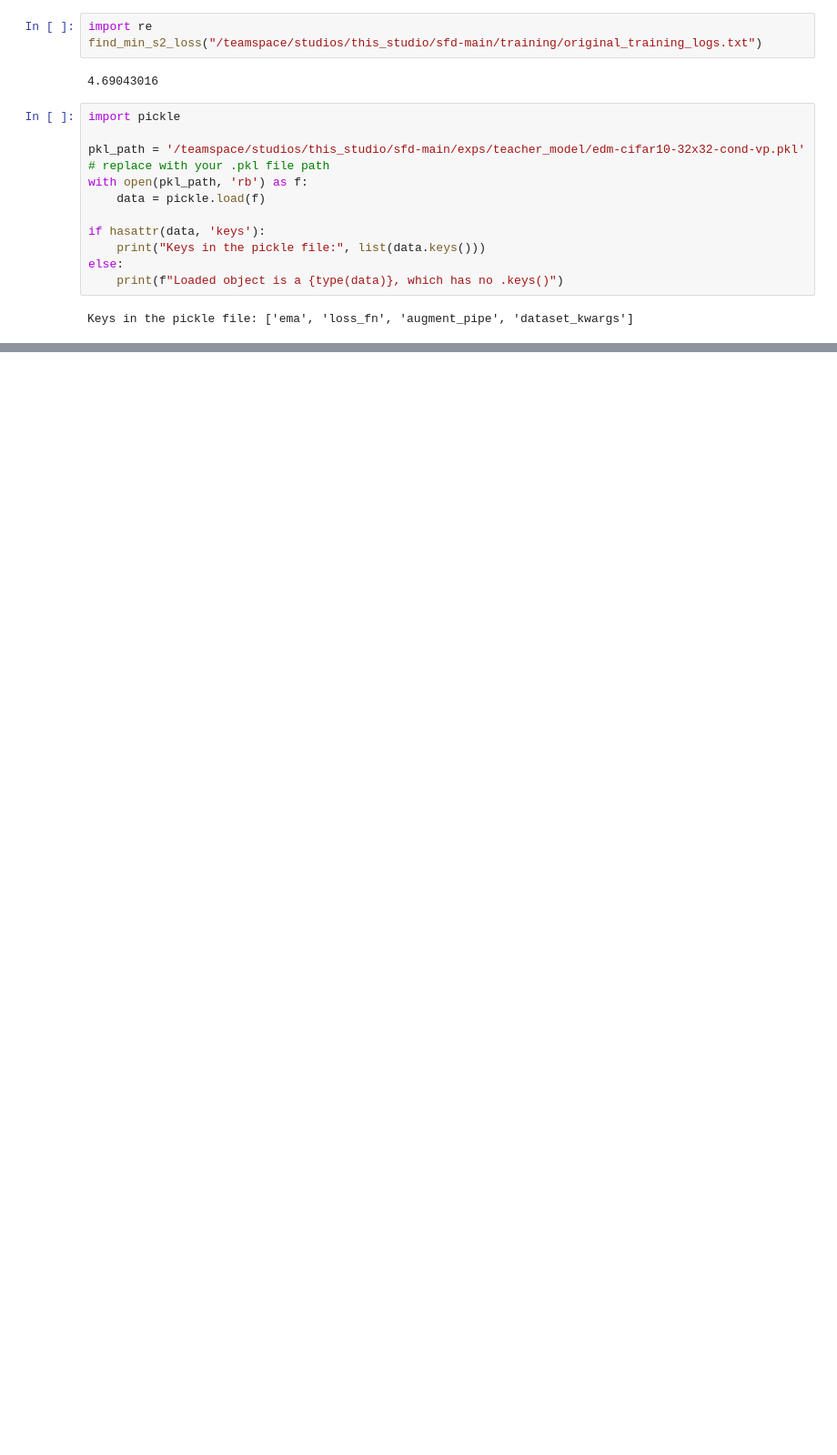
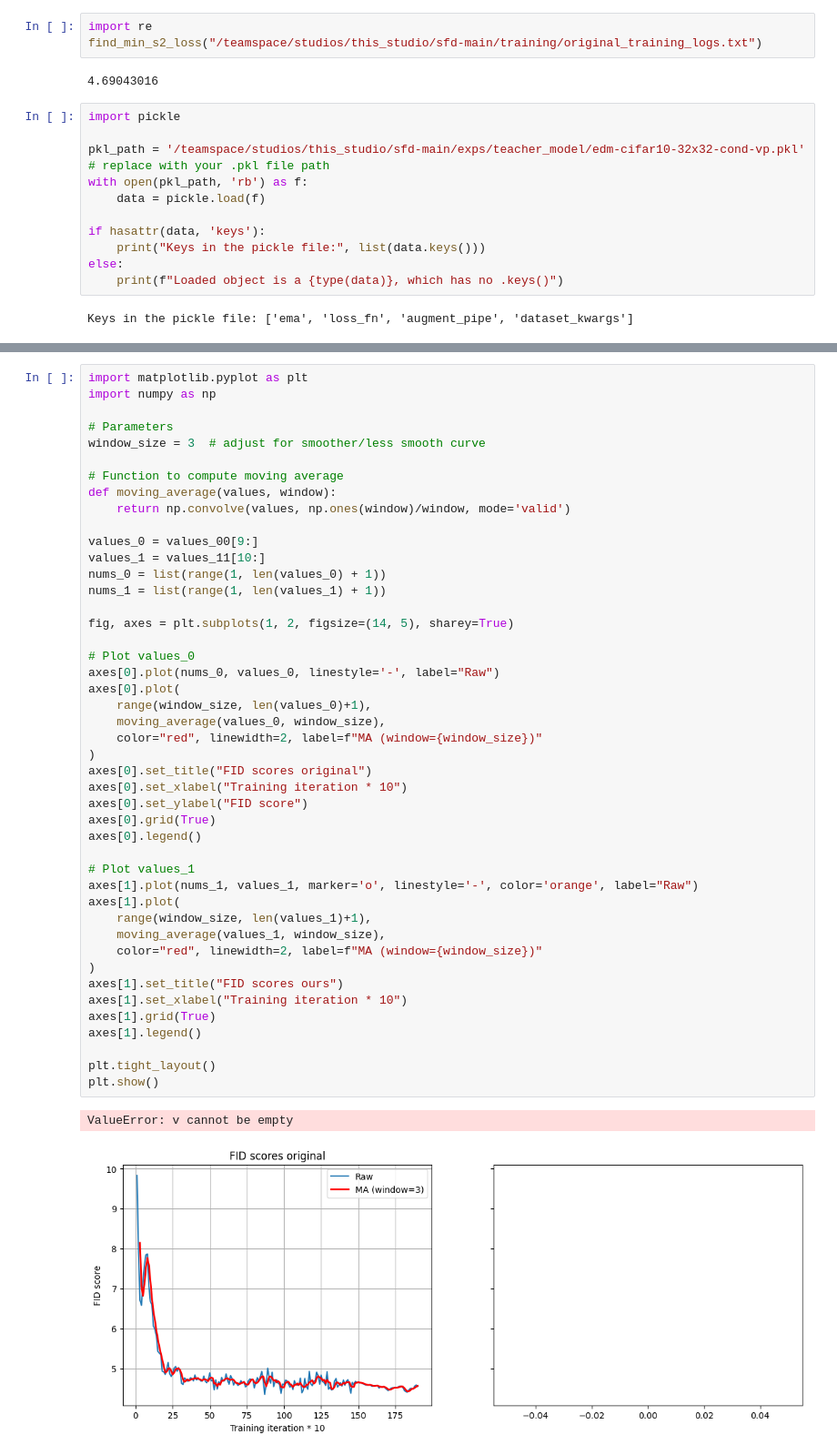
Before and after one commit to dsgiitr/SADD, a Jupyter notebook: sfd-main/try.ipynb, the cells around one changed output, grey strips where cells are left out. Shown at 91% size. Cells and saved outputs as stored; diff of their text form; blank space fills up the shorter version.

```diff
--- a/sfd-main/try.ipynb
+++ b/sfd-main/try.ipynb
@@ -120,0 +166,48 @@ dec.32x32_aux_conv.bias: (3,)
+# %%
+import matplotlib.pyplot as plt
+import numpy as np
+
+# Parameters
+window_size = 3  # adjust for smoother/less smooth curve
+
+# Function to compute moving average
+def moving_average(values, window):
+    return np.convolve(values, np.ones(window)/window, mode='valid')
+
+values_0 = values_00[9:]
+values_1 = values_11[10:]
+nums_0 = list(range(1, len(values_0) + 1))
+nums_1 = list(range(1, len(values_1) + 1))
+
+fig, axes = plt.subplots(1, 2, figsize=(14, 5), sharey=True)
+
+# Plot values_0
+axes[0].plot(nums_0, values_0, linestyle='-', label="Raw")
+axes[0].plot(
+    range(window_size, len(values_0)+1),
+    moving_average(values_0, window_size),
+    color="red", linewidth=2, label=f"MA (window={window_size})"
+)
+axes[0].set_title("FID scores original")
+axes[0].set_xlabel("Training iteration * 10")
+axes[0].set_ylabel("FID score")
+axes[0].grid(True)
+axes[0].legend()
+
+# Plot values_1
+axes[1].plot(nums_1, values_1, marker='o', linestyle='-', color='orange', label="Raw")
+axes[1].plot(
+    range(window_size, len(values_1)+1),
+    moving_average(values_1, window_size),
+    color="red", linewidth=2, label=f"MA (window={window_size})"
+)
+axes[1].set_title("FID scores ours")
+axes[1].set_xlabel("Training iteration * 10")
+axes[1].grid(True)
+axes[1].legend()
+
+plt.tight_layout()
+plt.show()
+# %% [output]
+ValueError: v cannot be empty
+[figure, added]
```
Also changed, not shown: parts of 3 cells of this notebook, 4 other files.
